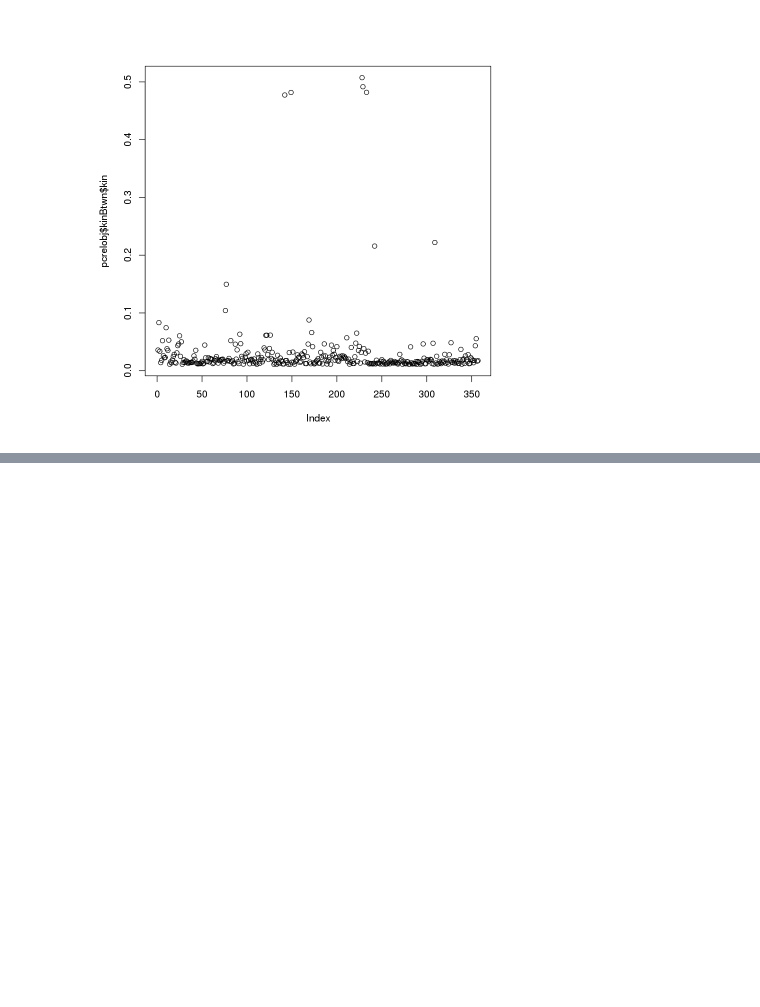
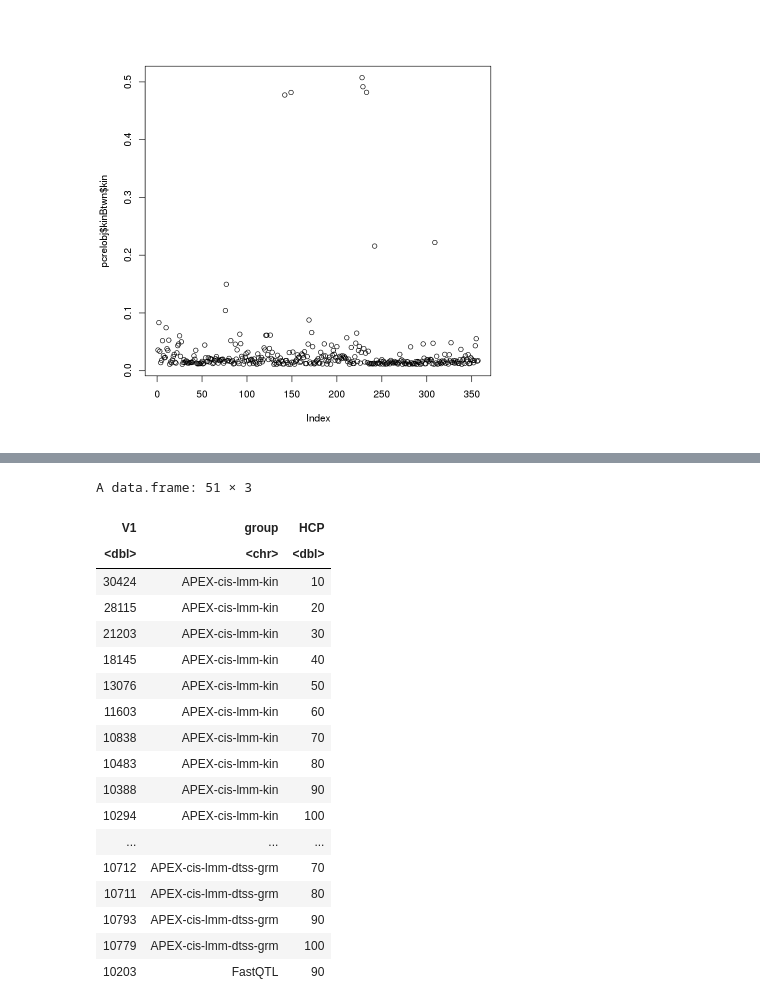
Before and after one commit to gandallab/devBrain_xQTL, a Jupyter notebook: code/04-QTL/apex/apex_analysis.ipynb, the cells around one changed output, grey strips where cells are left out. Saved outputs shown, nothing was run; the diff lists cells and outputs as text; code cells hidden in the pictures; blank space fills up the shorter version.

```diff
--- a/code/04-QTL/apex/apex_analysis.ipynb
+++ b/code/04-QTL/apex/apex_analysis.ipynb
@@ -289,0 +380,23 @@ plot(pcrelobj$kinBtwn$kin)
+# %%
+df_compare <- rbind(df_compare, df_fastqtl)
+df_compare
+# %% [output]
+A data.frame: 51 × 3
+| V1 | group | HCP |
+| <dbl> | <chr> | <dbl> |
+| 30424 | APEX-cis-lmm-kin | 10 |
+| 28115 | APEX-cis-lmm-kin | 20 |
+| 21203 | APEX-cis-lmm-kin | 30 |
+| 18145 | APEX-cis-lmm-kin | 40 |
+| 13076 | APEX-cis-lmm-kin | 50 |
+| 11603 | APEX-cis-lmm-kin | 60 |
+| 10838 | APEX-cis-lmm-kin | 70 |
+| 10483 | APEX-cis-lmm-kin | 80 |
+| 10388 | APEX-cis-lmm-kin | 90 |
+| 10294 | APEX-cis-lmm-kin | 100 |
+| ... | ... | ... |
+| 10712 | APEX-cis-lmm-dtss-grm | 70 |
+| 10711 | APEX-cis-lmm-dtss-grm | 80 |
+| 10793 | APEX-cis-lmm-dtss-grm | 90 |
+| 10779 | APEX-cis-lmm-dtss-grm | 100 |
+| 10203 | FastQTL | 90 |
```
Also changed, not shown: parts of 8 cells of this notebook, 14 other files.
